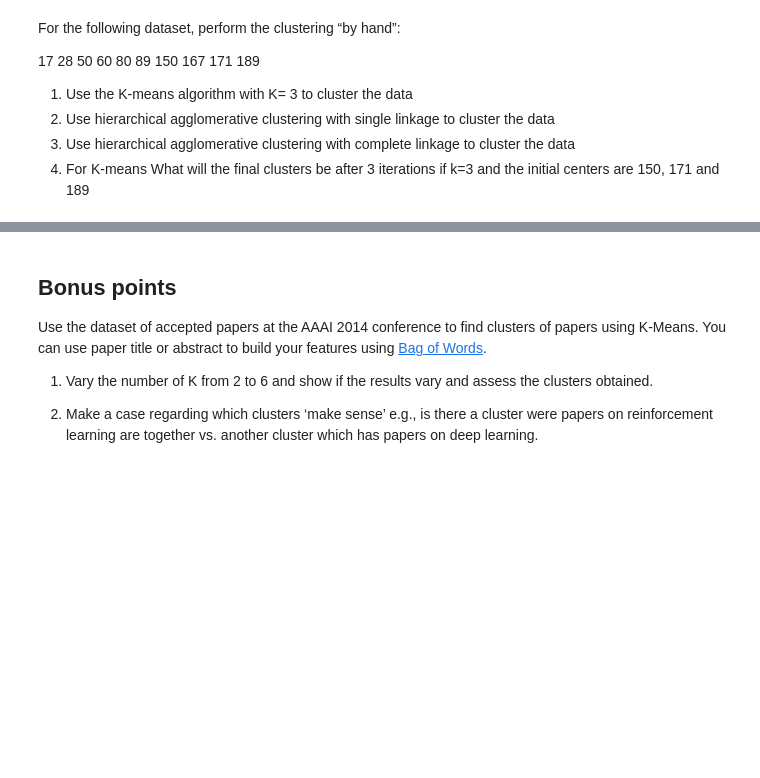
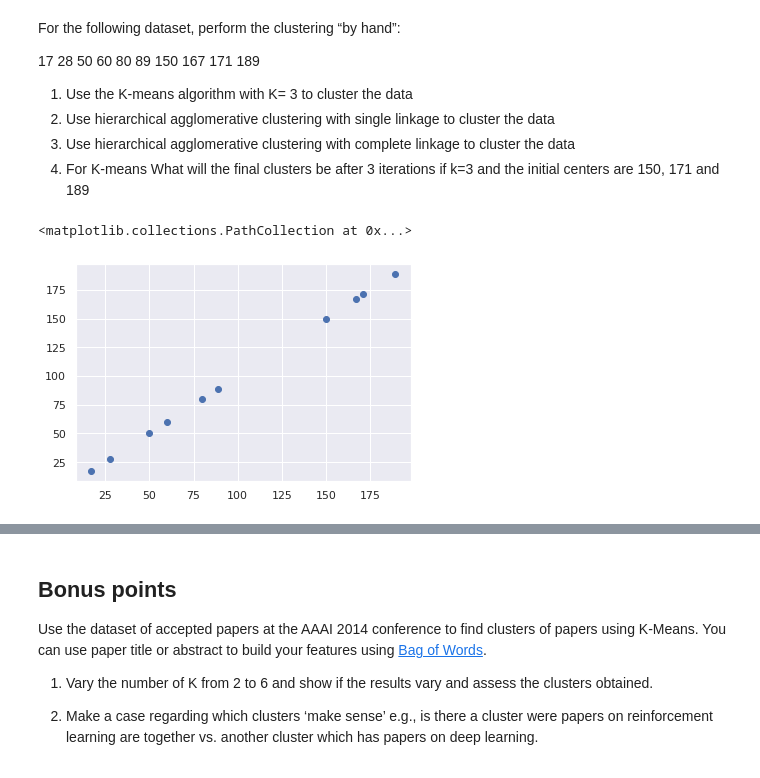
Before and after one commit to AnoVando/MSIS, a Jupyter notebook: MSIS522_Assignment3.ipynb, the cells around one changed output, grey strips where cells are left out. Saved outputs shown, nothing was run; the diff lists cells and outputs as text; code cells hidden in the pictures; blank space fills up the shorter version.

```diff
--- a/MSIS522_Assignment3.ipynb
+++ b/MSIS522_Assignment3.ipynb
@@ -130,3 +130,19 @@ For the following dataset, perform the clustering “by hand”:
 2. 	Use hierarchical agglomerative clustering with single linkage to cluster the data
 3. 	Use hierarchical agglomerative clustering with complete linkage to cluster the data
 4. 	For K-means What will the final clusters be after 3 iterations if k=3 and the initial centers are 150, 171 and 189
+# %%
+data = [17, 28, 50, 60, 80, 89, 150, 167, 171, 189]
+data = pd.DataFrame(data)
+data = data[0].to_numpy()
+data = data.reshape(-1,1)
+
+km = KMeans()
+km.fit(data)
+
+ac = AgglomerativeClustering(n_clusters=4, linkage='single')
+single = ac.fit_predict(data)
+plt.scatter
+plt.scatter(data[:,0], data[:,0])
+# %% [output]
+<matplotlib.collections.PathCollection at 0x...>
+[figure, added]
```
Also changed, not shown: parts of 1 cell of this notebook.
